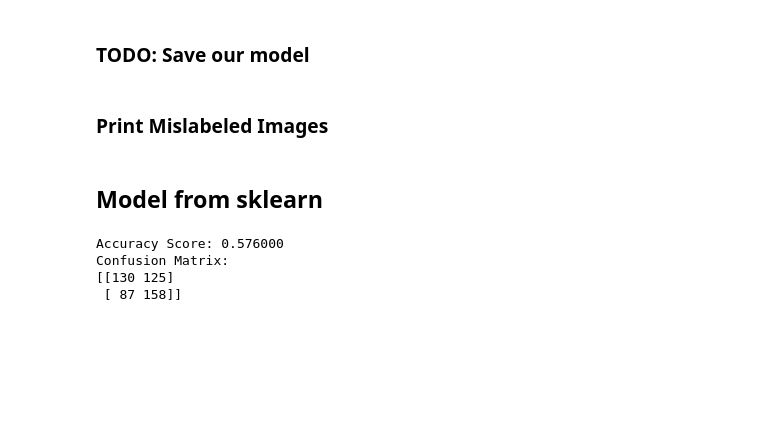
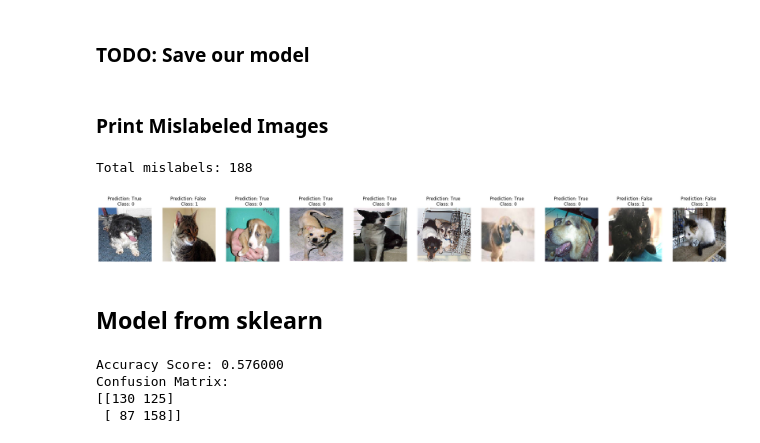
Before and after one commit to jodythai/cats_vs_dogs_dnn, a Jupyter notebook: Deep_NN_dev.ipynb, the cells around one changed output. Saved outputs shown, nothing was run; the diff lists cells and outputs as text; code cells hidden in the pictures; blank space fills up the shorter version.

```diff
--- a/Deep_NN_dev.ipynb
+++ b/Deep_NN_dev.ipynb
@@ -455,18 +455,29 @@ Confusion Matrix:
 # %% [markdown]
 ### Print Mislabeled Images
 # %%
-def print_mislabeled_images(classes, X, y, p):
+def print_mislabeled_images(X, y, p):
     a = p + y
     mislabeled_indices = np.asarray(np.where(a == 1))
-    plt.rcParams['figure.figsize'] = (40.0, 40.0) # set default size of plots
+    plt.rcParams['figure.figsize'] = (300.0, 300.0) # set default size of plots
     num_images = len(mislabeled_indices[0])
-    for i in range(num_images):
+    print('Total mislabels:', num_images)
+
+    random_mislabels = np.random.randint(0, num_images, 10)
+    j = 0
+    for i in random_mislabels:
         index = mislabeled_indices[1][i]
 
-        plt.subplot(2, num_images, i + 1)
-        plt.imshow(X[index, :].reshape(64,64,3), interpolation='nearest')
+        plt.subplot(2, num_images//2, j + 1)
+        plt.imshow(X[index, :].reshape(128,128,3), interpolation='nearest')
         plt.axis('off')
-        plt.title("Prediction: " + classes[int(p[0,index])].decode("utf-8") + " \n Class: " + classes[y[0,index]].decode("utf-8"))
+        plt.title("Prediction: " + str(p[0,index]) + " \n Class: " + str(y[0,index]))
+
+        j += 1
+# %%
+print_mislabeled_images(X_test, y_test, predictions)
+# %% [output]
+Total mislabels: 188
+[figure, added]
 # %% [markdown]
 ## Model from sklearn
 # %%
```
Also changed, not shown: parts of 18 cells of this notebook, 4 other files.
